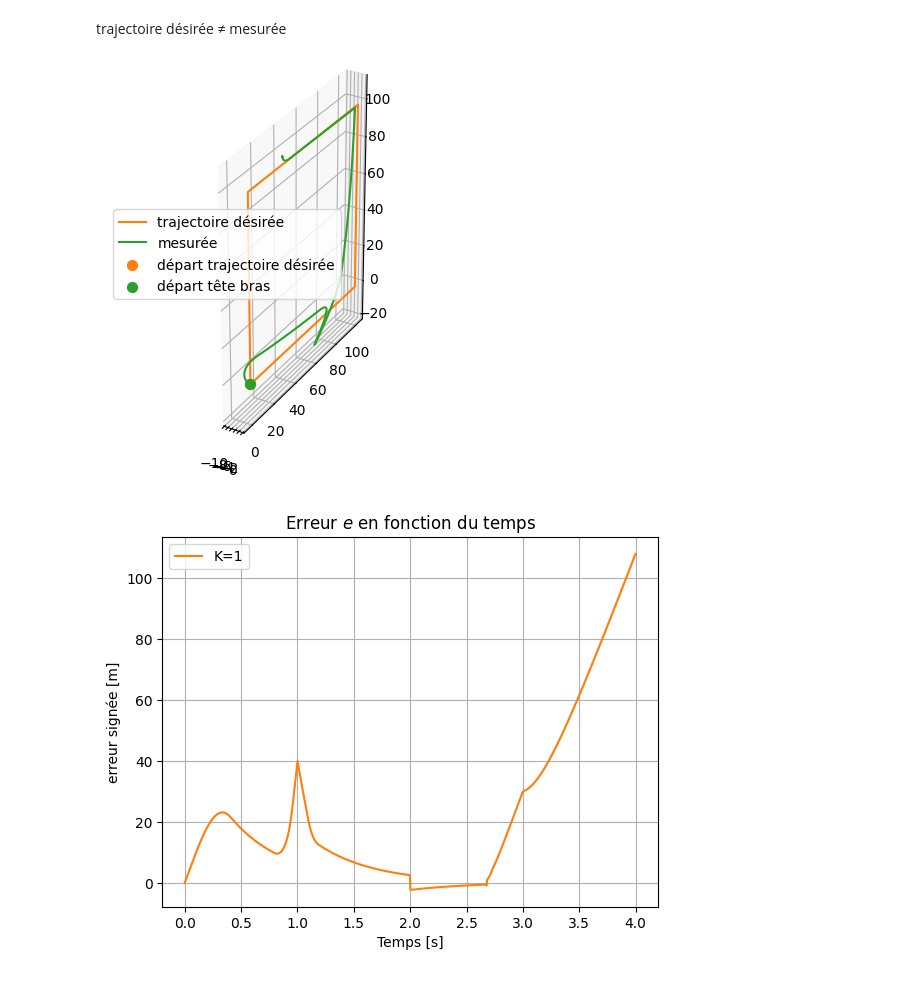
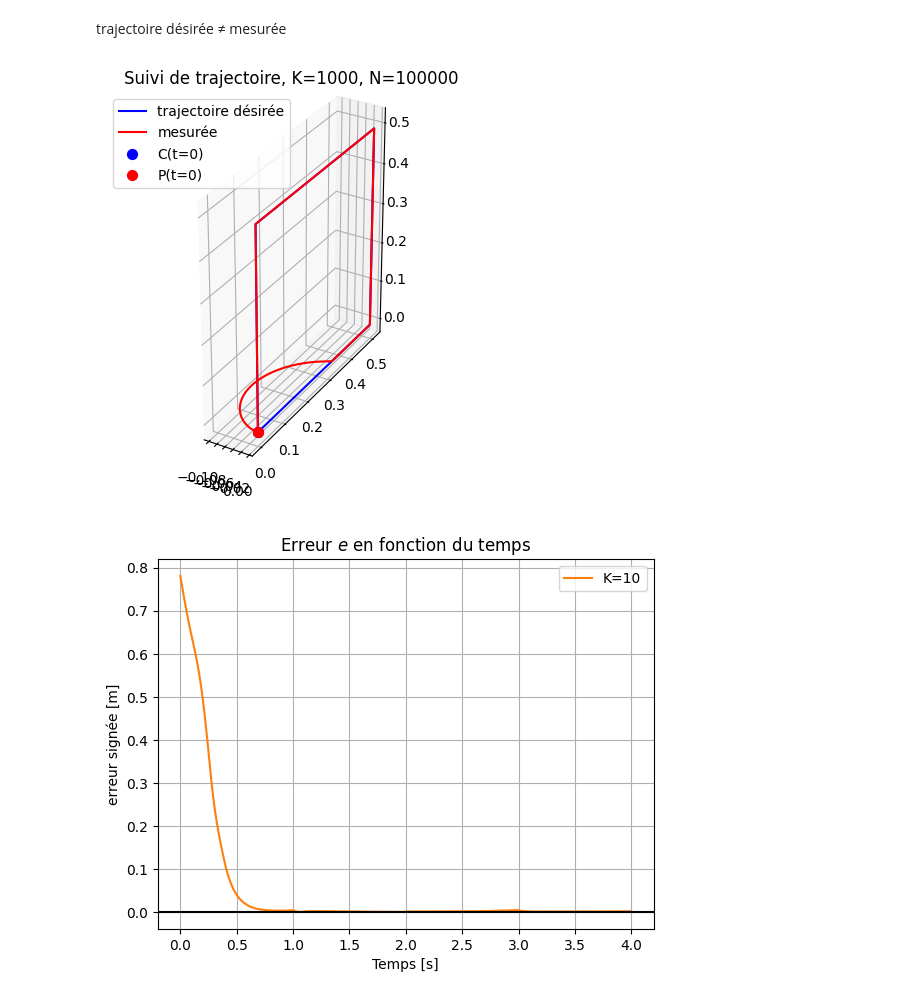
Before and after one commit to erwan-maugeri/Robot-Puma, a Jupyter notebook: cr_stage.ipynb, the cells around one changed output. Saved outputs shown, nothing was run; the diff lists cells and outputs as text; code cells hidden in the pictures.

```diff
--- a/cr_stage.ipynb
+++ b/cr_stage.ipynb
@@ -1389,8 +1393,8 @@ def traj(t) :
     ux, uy, uz : coordonnées du vecteur orienté
     """
 
-    R = 100
-    x,y,z = R*np.cos(t), R*np.sin(t), 100
+    R = 1
+    x,y,z = R*np.cos(t), R*np.sin(t), 1
     ux, uy, uz = -R*np.sin(t), R*np.cos(t), 0
 
     return x,y,z, ux, uy, uz
@@ -1422,7 +1446,7 @@ def traj(t) :
 
     return x,y,z, ux, uy, uz
 # %%
-# carré de côtés 100m dans le plan yOz
+# carré de côtés 1m dans le plan yOz
 def traj(t) :
     """ Définit la trajectoire
     Paramètre
@@ -1434,31 +1458,32 @@ def traj(t) :
     x,y,z : coordonnées en fct(t)
     ux, uy, uz : coordonnées du vecteur orienté
     """
+    R = 0.5
     if t <= 1:
-        x, y, z = 0, t*100, 0
-        ux, uy, uz = 0, 100, 0
+        x, y, z = 0, t*R, 0
+        ux, uy, uz = 0, R, 0
     elif t <= 2:
-        x, y, z = 0, 100, (t-1)*100
-        ux, uy, uz = 0, 0, 100
+        x, y, z = 0, R, (t-1)*R
+        ux, uy, uz = 0, 0, R
     elif t <= 3:
-        x, y, z = 0, 100-(t-2)*100, 100
-        ux, uy, uz = 0, -100, 0
+        x, y, z = 0, R-(t-2)*R, R
+        ux, uy, uz = 0, -R, 0
     else:
-        x, y, z = 0, 0, 100-(t-3)*100
-        ux, uy, uz = 0, 0, -100
+        x, y, z = 0, 0, R-(t-3)*R
+        ux, uy, uz = 0, 0, -R
 
     return x,y,z, ux, uy, uz
 # %%
 # PARAMETRES
-N = 1000
+N = 100000
 T = 4
 dt = T/(N-1)
-K = 2
+K = 1000
 
 # vitesses max des articulations (rad/s)
 Q1DOT_MAX = np.deg2rad(180)
 Q2DOT_MAX = np.deg2rad(180)
-Q3DOT_MAX = np.deg2rad(180)
+Q3DOT_MAX = np.deg2rad(180) # soit v = R*pi = pi m/s
 
 # état initial du robot
 x0 = 0
@@ -1542,20 +1567,20 @@ for t in np.linspace(0, T, N):
 # %%
 fig = plt.figure()
 ax = fig.add_subplot(111, projection='3d')
 
 # hodographes
-ax.plot(x_traj, y_traj, z_traj, color="C1", label="trajectoire désirée")
-ax.plot(x_puma, y_puma, z_puma, color="C2", label="mesurée")
+ax.plot(x_traj, y_traj, z_traj, color="blue", label="trajectoire désirée")
+ax.plot(x_puma, y_puma, z_puma, color="red", label="mesurée")
 
-ax.scatter(x_traj[0], y_traj[0], z_traj[0], color="C1", label="départ trajectoire désirée", s=50)
-ax.scatter(x_puma[0], y_puma[0], z_puma[0], color="C2", label="départ tête bras",  s=50)
+ax.scatter(x_traj[0], y_traj[0], z_traj[0], color="blue", label="C(t=0)", s=50)
+ax.scatter(x_puma[0], y_puma[0], z_puma[0], color="red", label="P(t=0)",  s=50)
 
 ax.set_aspect('equal')
-R=100
+plt.title(f'Suivi de trajectoire, K={K}, N={N}')
 
 plt.legend()
 plt.show()
 # %% [output]
-[figure, old version]
+[figure, new version]
 # %%
 #               ↙︎valeur de K
@@ -1563,6 +1588,9 @@ erreur_signee_10 = erreur_signee
 # %%
 t = np.linspace(0, T, N)
-plt.plot(t, erreur_signee, label='K=1', color="C1")
+plt.plot(t, erreur, label=f'K={K}', color="C1")
+
+
+plt.axhline(0, color="black")
 
 plt.xlabel('Temps [s]')
 plt.ylabel('erreur signée [m]')
@@ -1572,4 +1600,4 @@ plt.grid(True)
 plt.legend()
 plt.show()
 # %% [output]
-[figure, old version]
+[figure, new version]
```
Also changed, not shown: parts of 9 cells of this notebook.
